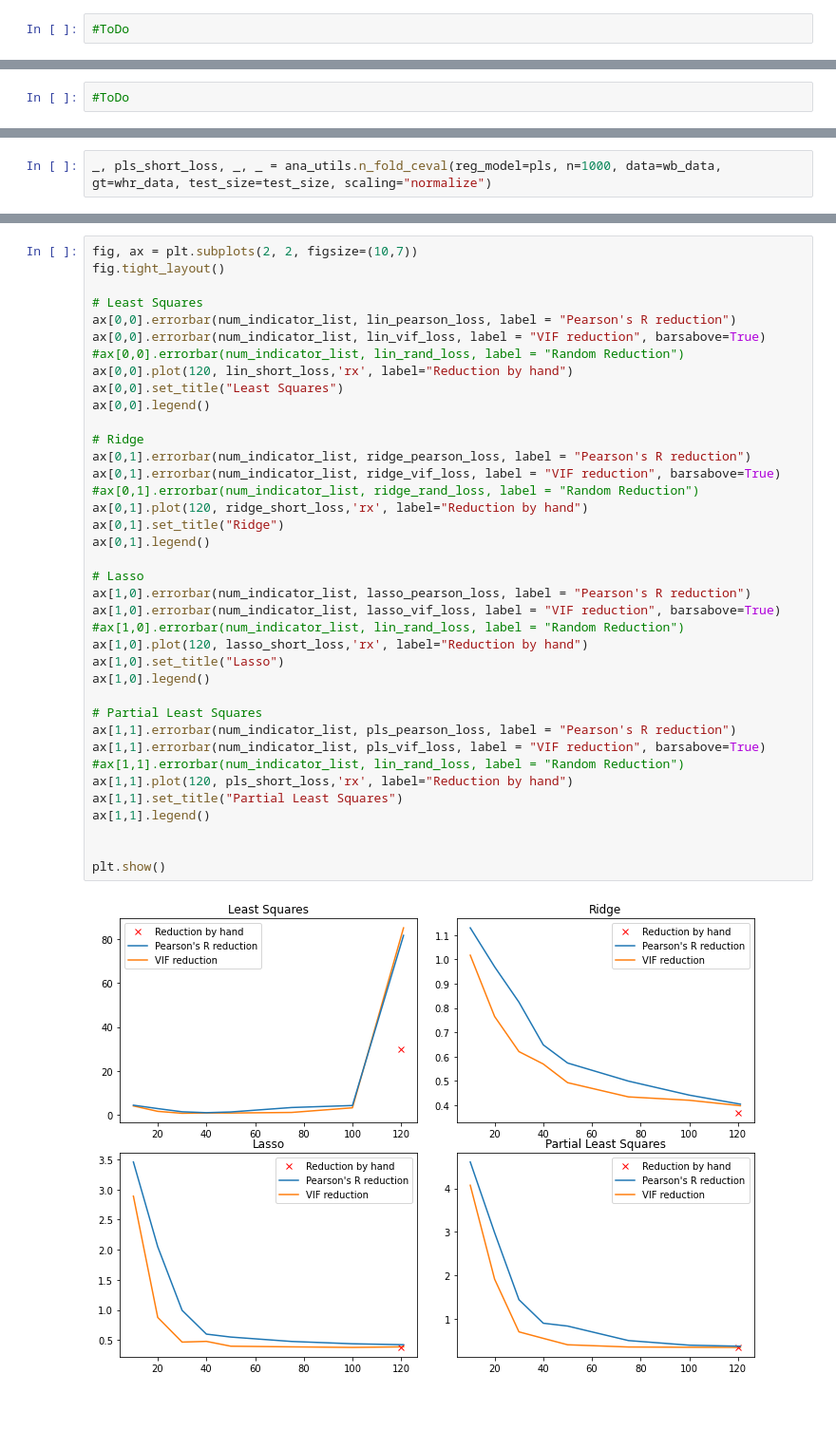
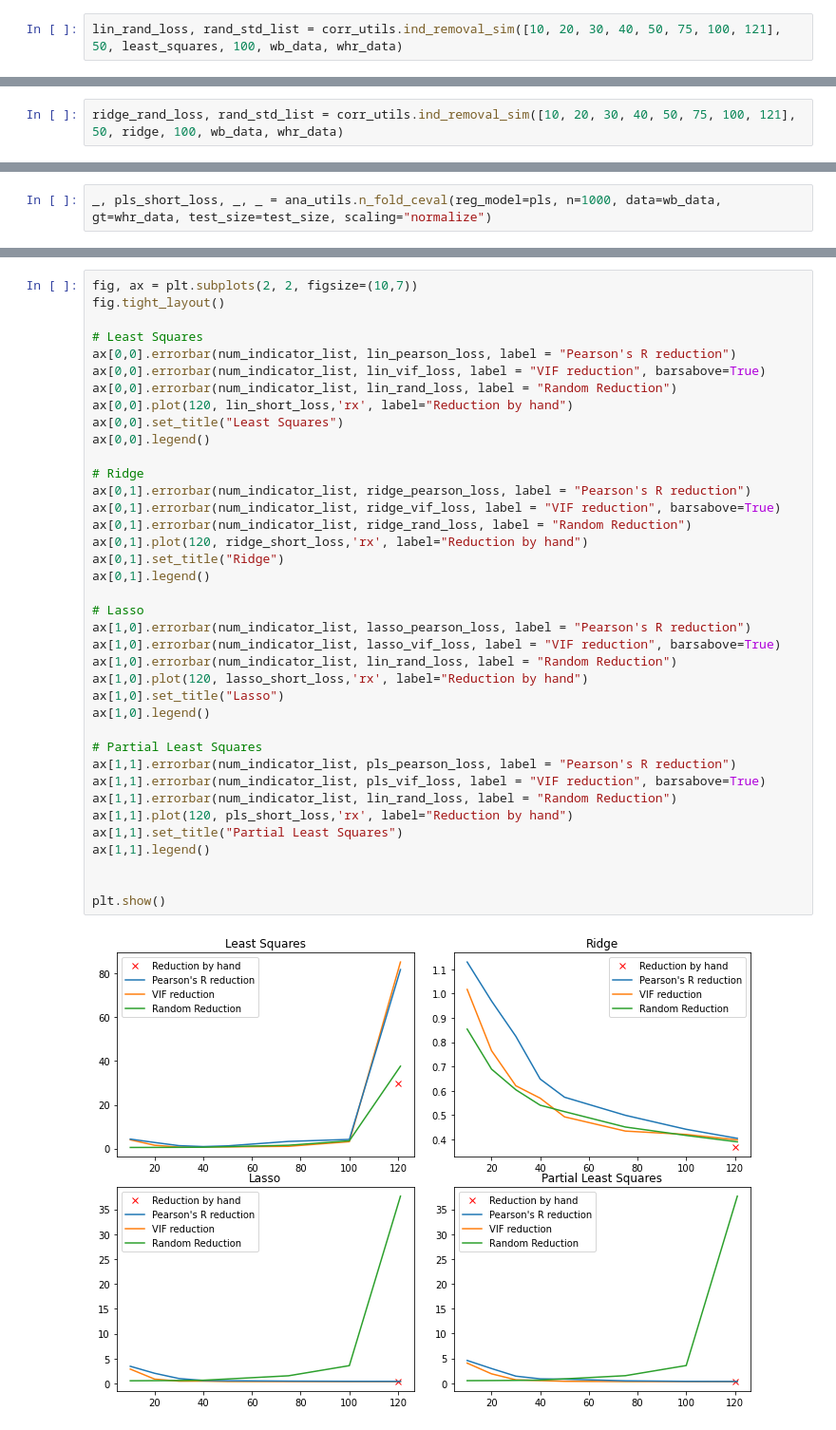
Before and after one commit to c-eberle/Data-Literacy-project, a Jupyter notebook: 05_regression_analysis_part4.ipynb, the cells around one changed output, grey strips where cells are left out. Shown at 95% size. Cells and saved outputs as stored; diff of their text form.

Commit message:
added Random Reduction to plots

```diff
--- a/05_regression_analysis_part4.ipynb
+++ b/05_regression_analysis_part4.ipynb
@@ -51,4 +51,4 @@ lin_vif_loss, _ = corr_utils.multi_ceval(num_indicator_list, wb_data_vif_sorted,
 # %% [markdown]
 ### Random indicators
 # %%
-#ToDo
+lin_rand_loss, rand_std_list = corr_utils.ind_removal_sim([10, 20, 30, 40, 50, 75, 100, 121], 50, least_squares, 100, wb_data, whr_data)
@@ -81,4 +99,4 @@ ridge_vif_loss, _ = corr_utils.multi_ceval(num_indicator_list, wb_data_vif_sorte
 # %% [markdown]
 ### Random indicators
 # %%
-#ToDo
+ridge_rand_loss, rand_std_list = corr_utils.ind_removal_sim([10, 20, 30, 40, 50, 75, 100, 121], 50, ridge, 100, wb_data, whr_data)
@@ -160,36 +199,36 @@ fig.tight_layout()
 # Least Squares
 ax[0,0].errorbar(num_indicator_list, lin_pearson_loss, label = "Pearson's R reduction")
 ax[0,0].errorbar(num_indicator_list, lin_vif_loss, label = "VIF reduction", barsabove=True)
-#ax[0,0].errorbar(num_indicator_list, lin_rand_loss, label = "Random Reduction")
+ax[0,0].errorbar(num_indicator_list, lin_rand_loss, label = "Random Reduction")
 ax[0,0].plot(120, lin_short_loss,'rx', label="Reduction by hand")
 ax[0,0].set_title("Least Squares")
 ax[0,0].legend()
 
 # Ridge
 ax[0,1].errorbar(num_indicator_list, ridge_pearson_loss, label = "Pearson's R reduction")
 ax[0,1].errorbar(num_indicator_list, ridge_vif_loss, label = "VIF reduction", barsabove=True)
-#ax[0,1].errorbar(num_indicator_list, ridge_rand_loss, label = "Random Reduction")
+ax[0,1].errorbar(num_indicator_list, ridge_rand_loss, label = "Random Reduction")
 ax[0,1].plot(120, ridge_short_loss,'rx', label="Reduction by hand")
 ax[0,1].set_title("Ridge")
 ax[0,1].legend()
 
 # Lasso
 ax[1,0].errorbar(num_indicator_list, lasso_pearson_loss, label = "Pearson's R reduction")
 ax[1,0].errorbar(num_indicator_list, lasso_vif_loss, label = "VIF reduction", barsabove=True)
-#ax[1,0].errorbar(num_indicator_list, lin_rand_loss, label = "Random Reduction")
+ax[1,0].errorbar(num_indicator_list, lin_rand_loss, label = "Random Reduction")
 ax[1,0].plot(120, lasso_short_loss,'rx', label="Reduction by hand")
 ax[1,0].set_title("Lasso")
 ax[1,0].legend()
 
 # Partial Least Squares
 ax[1,1].errorbar(num_indicator_list, pls_pearson_loss, label = "Pearson's R reduction")
 ax[1,1].errorbar(num_indicator_list, pls_vif_loss, label = "VIF reduction", barsabove=True)
-#ax[1,1].errorbar(num_indicator_list, lin_rand_loss, label = "Random Reduction")
+ax[1,1].errorbar(num_indicator_list, lin_rand_loss, label = "Random Reduction")
 ax[1,1].plot(120, pls_short_loss,'rx', label="Reduction by hand")
 ax[1,1].set_title("Partial Least Squares")
 ax[1,1].legend()
 
 
 plt.show()
 # %% [output]
-[figure, old version]
+[figure, new version]
```
Also changed, not shown: parts of 9 cells of this notebook.
